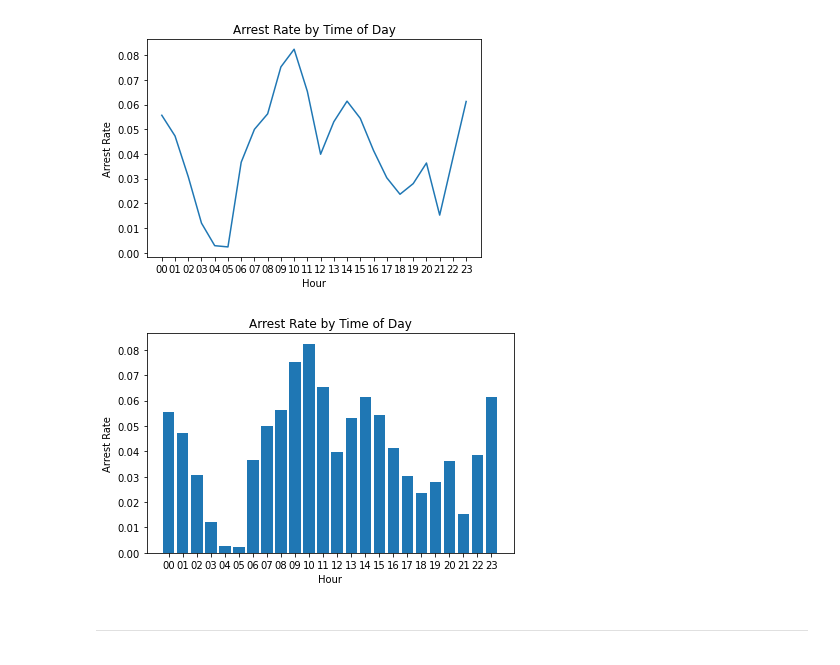
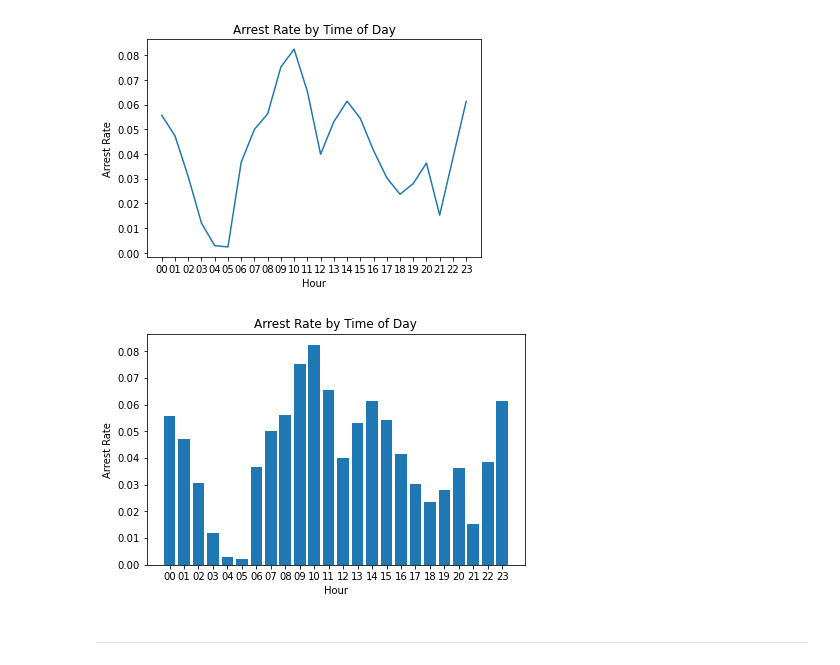
Before and after one commit to Tommyhappy01/2-DATA_SCIENCE, a Jupyter notebook: clarusway gihub/1- Projects/Medium Projects/01-C8_DS_DAPy_M1-(Traffic_Police_Stops)/03-visual-exploratory-data-analysis tommy.ipynb, the cells around one changed output. Saved outputs shown, nothing was run; the diff lists cells and outputs as text; code cells hidden in the pictures.

```diff
--- a/clarusway gihub/1- Projects/Medium Projects/01-C8_DS_DAPy_M1-(Traffic_Police_Stops)/03-visual-exploratory-data-analysis tommy.ipynb
+++ b/clarusway gihub/1- Projects/Medium Projects/01-C8_DS_DAPy_M1-(Traffic_Police_Stops)/03-visual-exploratory-data-analysis tommy.ipynb
@@ -93,12 +95,12 @@ plt.title('Arrest Rate by Time of Day');
 # %%
 plt.bar(hourly_arrest_rate.index,hourly_arrest_rate.values);
 plt.xlabel('Hour')
 plt.ylabel('Arrest Rate')
 plt.title('Arrest Rate by Time of Day');
 
-plt.tight_layout()
+plt.tight_layout(pad=0.5)
 # %% [output]
-[figure, old version]
+[figure, new version]
 # %% [markdown]
 ***
 # %% [markdown]
```
Also changed, not shown: parts of 33 cells of this notebook, 22 other files.
